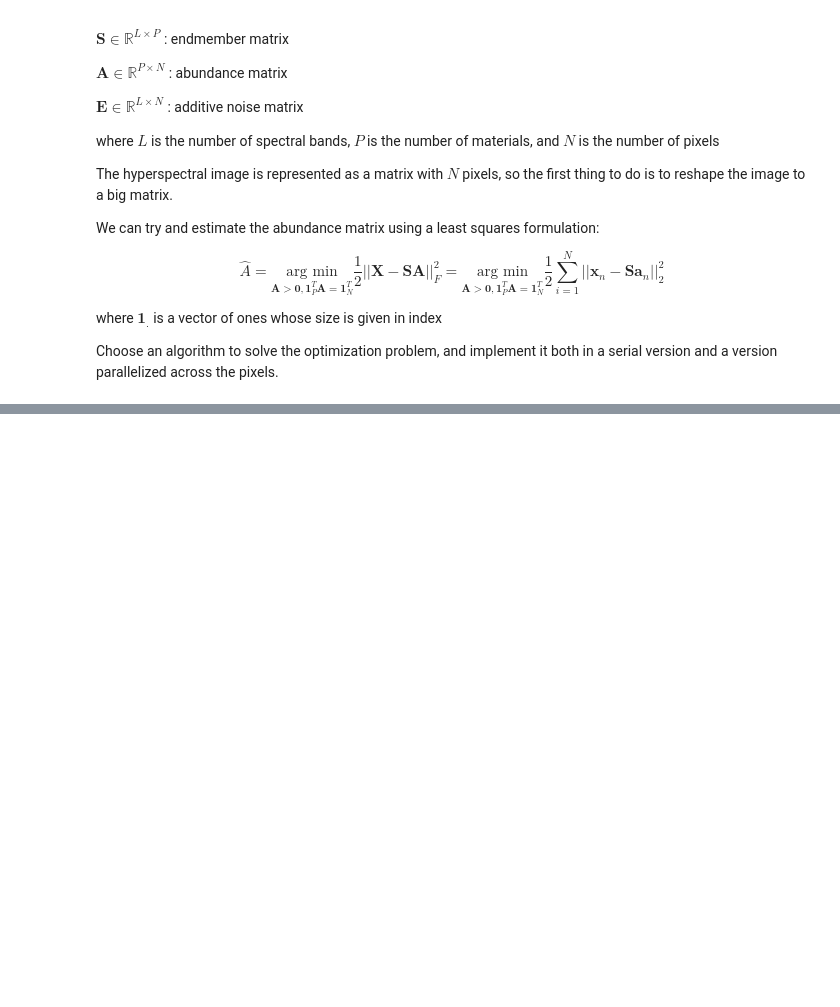
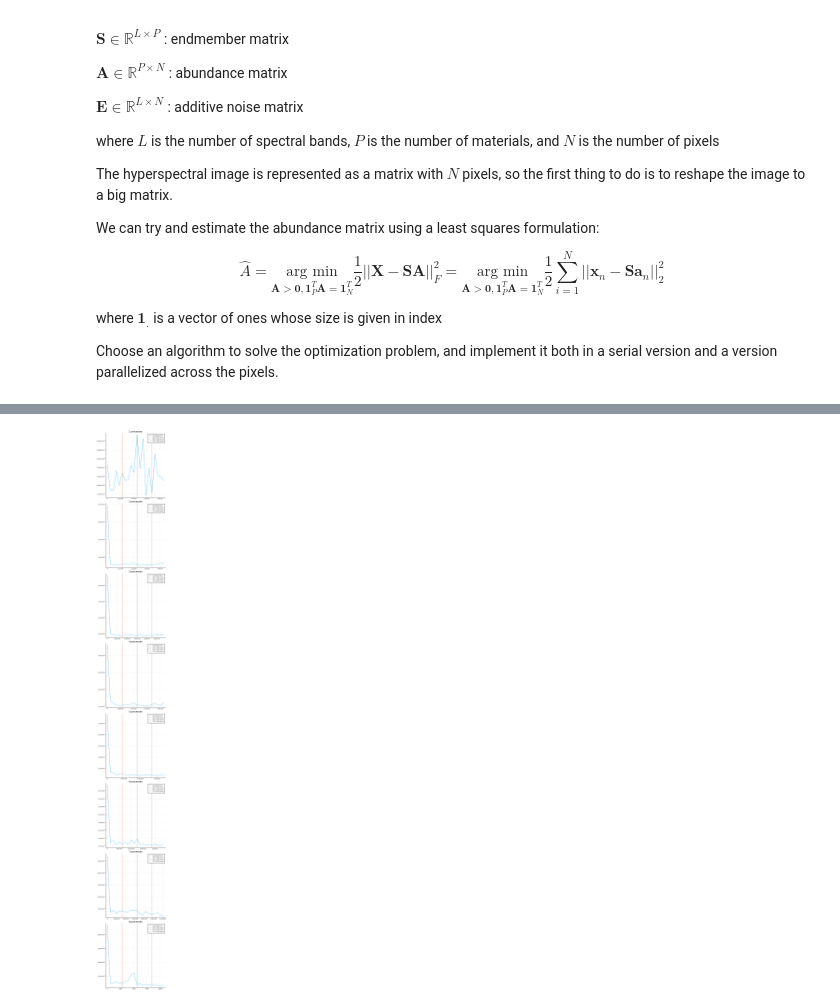
Before and after one commit to C18andre/ParallelComputingJulia, a Jupyter notebook: Project_parallelization_Julia_student.ipynb, the cells around one changed output, grey strips where cells are left out. Saved outputs shown, nothing was run; the diff lists cells and outputs as text; code cells hidden in the pictures; blank space fills up the shorter version.

Commit message:
Ran some benchmarks on the algorithms - commentaries still to do

```diff
--- a/Project_parallelization_Julia_student.ipynb
+++ b/Project_parallelization_Julia_student.ipynb
@@ -127,0 +264,4 @@ A = @time map(GD_Pixel,img_small_para,A,sources_para,precision_para,max_iter_par
+# %%
+# open the result file
+file_name = "benchmark_results.jls"
+benchmark_results = open(deserialize, file_name)
@@ -127,0 +286,18 @@ A = @time map(GD_Pixel,img_small_para,A,sources_para,precision_para,max_iter_par
+# %%
+using StatsPlots
+
+# Extract the data from the benchmarkGroup, sorting the trials by the key value
+function extract_data(benchmark_group::BenchmarkGroup)
+    # Get the (keys,Trial) pairs of the benchmark group
+    indexes = []
+    trials = []
+    for trial in benchmark_group
+        push!(indexes,trial[1])
+        push!(trials,trial[2])
+    end
+    perm = sortperm(indexes)
+    indexes=indexes[perm]
+    trials=trials[perm]
+
+    return indexes,trials
+end
@@ -127,0 +310,18 @@ A = @time map(GD_Pixel,img_small_para,A,sources_para,precision_para,max_iter_par
+# %%
+plots = []
+indexes, trial_groups = extract_data(benchmark_results)
+for (n_procs,trial_group) in zip(indexes,trial_groups)
+    indexes,trials = extract_data(trial_group)
+    # Find the best time for each trial
+    line = plot(indexes,map(v->minimum(v.times),trials), label="recorded_times", title="$n_procs processes")
+    v_25 = plot!(line,[N/(4*n_procs)],label="25% of N/n_procs", st=:vline)
+    v_50 = plot!(line,[N/(2*n_procs)],label="50% of N/n_procs", st=:vline)
+    v_75 = plot!(line,[(3*N)/(4*n_procs)],label="75% of N/n_procs", st=:vline)
+
+    push!(plots,line)
+end
+
+n_plots = length(plots)
+plot(plots...,layout=(n_plots,1),size=(600,600*n_plots))
+# %% [output]
+[figure, added]
```
Also changed, not shown: parts of 23 cells of this notebook.
